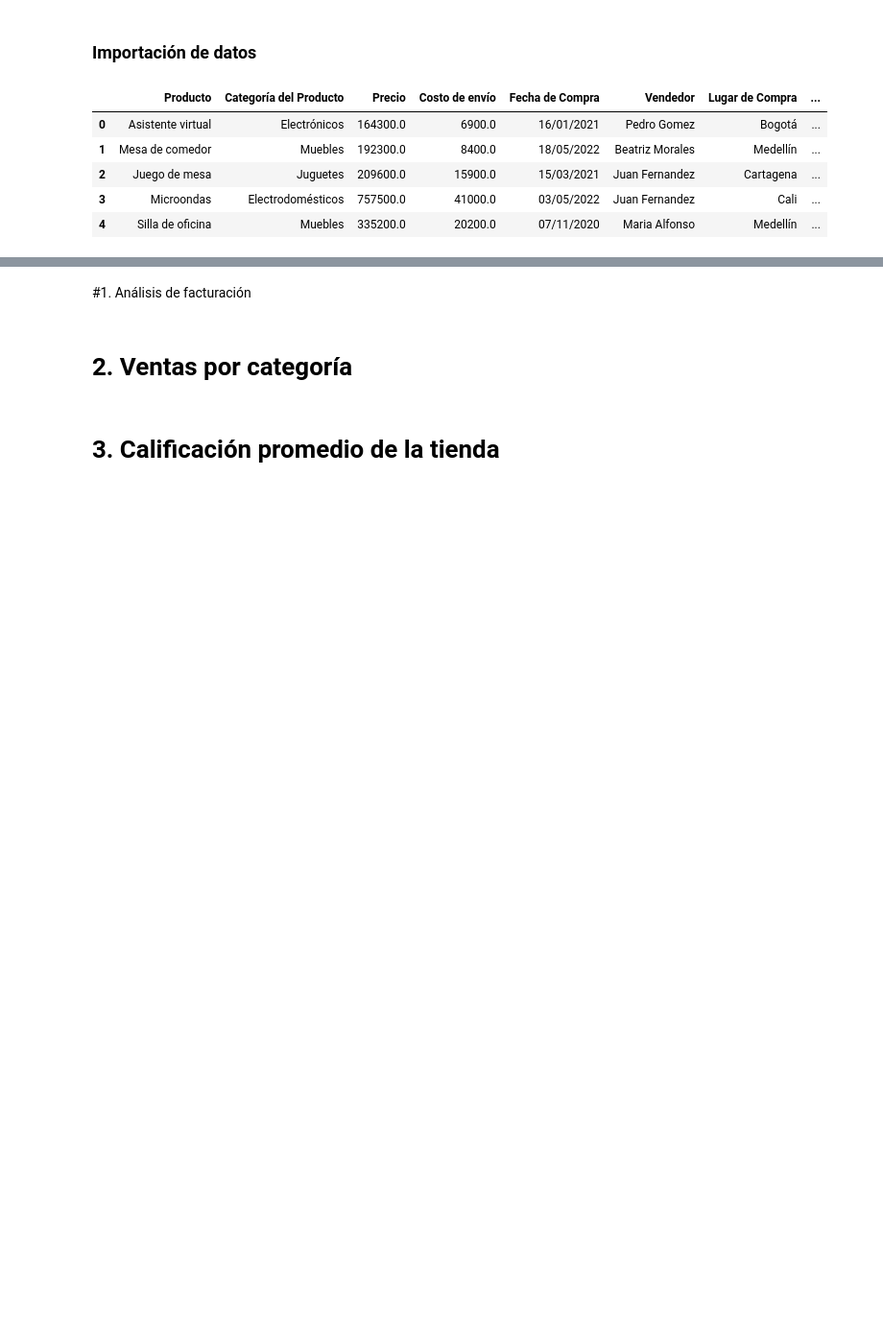
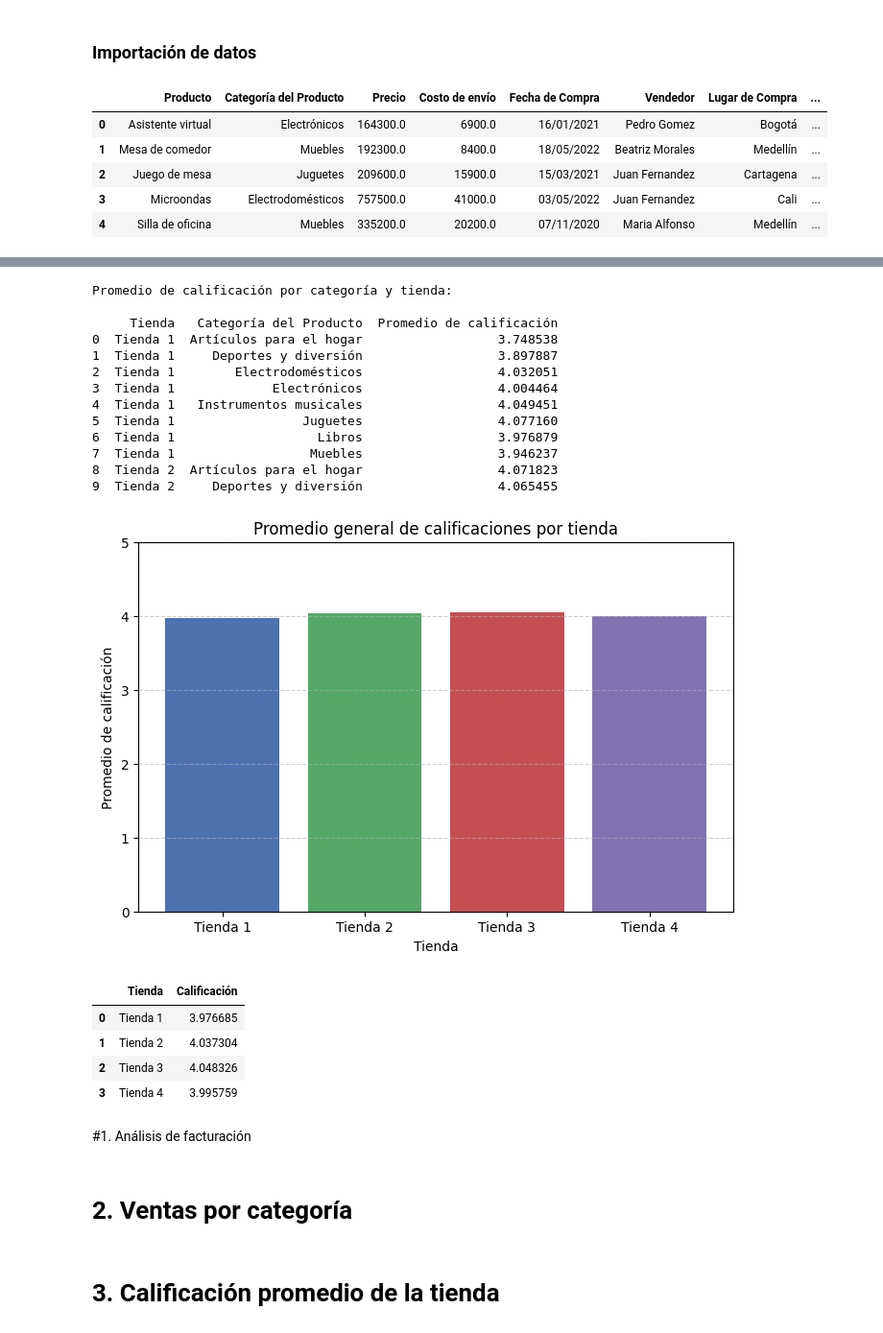
Before and after one commit to yansiercaro/alura_store, a Jupyter notebook: AluraStoreLatam.ipynb, the cells around one changed output, grey strips where cells are left out. Shown: that part at 96% size. Cells and saved outputs as stored; diff of their text form; code cells hidden in the pictures; blank space fills up the shorter version.

```diff
--- a/AluraStoreLatam.ipynb
+++ b/AluraStoreLatam.ipynb
@@ -26,3 +98,64 @@ tienda.head()
+# %%
+import pandas as pd
+import matplotlib.pyplot as plt
+
+cols = ["Producto", "Categoría del Producto", "Calificación"]
+
+tienda1_prod = tienda[cols].copy()
+tienda2_prod = tienda2[cols].copy()
+tienda3_prod = tienda3[cols].copy()
+tienda4_prod = tienda4[cols].copy()
+
+# --- Agregamos columna con el nombre de la tienda ---
+tienda1_prod["Tienda"] = "Tienda 1"
+tienda2_prod["Tienda"] = "Tienda 2"
+tienda3_prod["Tienda"] = "Tienda 3"
+tienda4_prod["Tienda"] = "Tienda 4"
+
+# --- Unimos todo en un solo DataFrame ---
+productos = pd.concat([tienda1_prod, tienda2_prod, tienda3_prod, tienda4_prod], ignore_index=True)
+
+# --- Promedio de calificaciones por categoría y tienda ---
+comparacion = productos.groupby(["Tienda", "Categoría del Producto"])["Calificación"].mean().reset_index()
+comparacion.rename(columns={"Calificación": "Promedio de calificación"}, inplace=True)
+
+# --- Mostrar tabla resumen ---
+print("\nPromedio de calificación por categoría y tienda:\n")
+print(comparacion.head(10))
+
+# --- Gráfico comparativo ---
+promedio_tienda = productos.groupby("Tienda")["Calificación"].mean().reset_index()
+
+plt.figure(figsize=(8,5))
+plt.bar(promedio_tienda["Tienda"], promedio_tienda["Calificación"], color=["#4c72b0", "#55a868", "#c44e52", "#8172b2"])
+plt.title("Promedio general de calificaciones por tienda")
+plt.xlabel("Tienda")
+plt.ylabel("Promedio de calificación")
+plt.ylim(0, 5)
+plt.grid(axis='y', linestyle='--', alpha=0.6)
+plt.show()
+
+promedio_tienda
+# %% [output]
+Promedio de calificación por categoría y tienda:
+
+     Tienda   Categoría del Producto  Promedio de calificación
+0  Tienda 1  Artículos para el hogar                  3.748538
+1  Tienda 1     Deportes y diversión                  3.897887
+2  Tienda 1        Electrodomésticos                  4.032051
+3  Tienda 1             Electrónicos                  4.004464
+4  Tienda 1   Instrumentos musicales                  4.049451
+5  Tienda 1                 Juguetes                  4.077160
+6  Tienda 1                   Libros                  3.976879
+7  Tienda 1                  Muebles                  3.946237
+8  Tienda 2  Artículos para el hogar                  4.071823
+9  Tienda 2     Deportes y diversión                  4.065455
+[figure, added]
+|  | Tienda | Calificación |
+| 0 | Tienda 1 | 3.976685 |
+| 1 | Tienda 2 | 4.037304 |
+| 2 | Tienda 3 | 4.048326 |
+| 3 | Tienda 4 | 3.995759 |
 # %% [markdown]
 #1. Análisis de facturación
 # %% [markdown]
```
Also changed, not shown: parts of 5 cells of this notebook.
